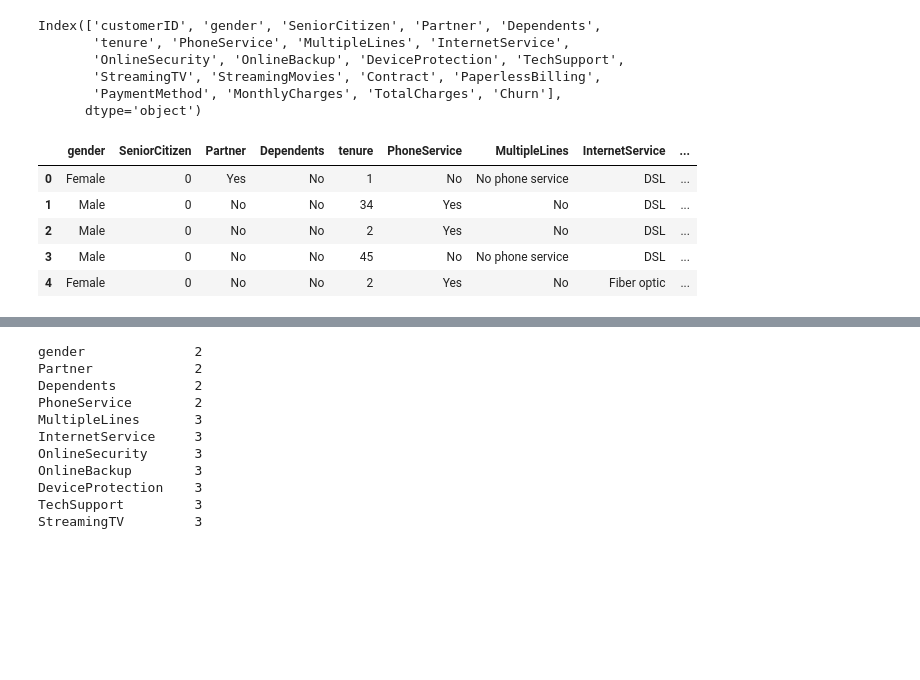
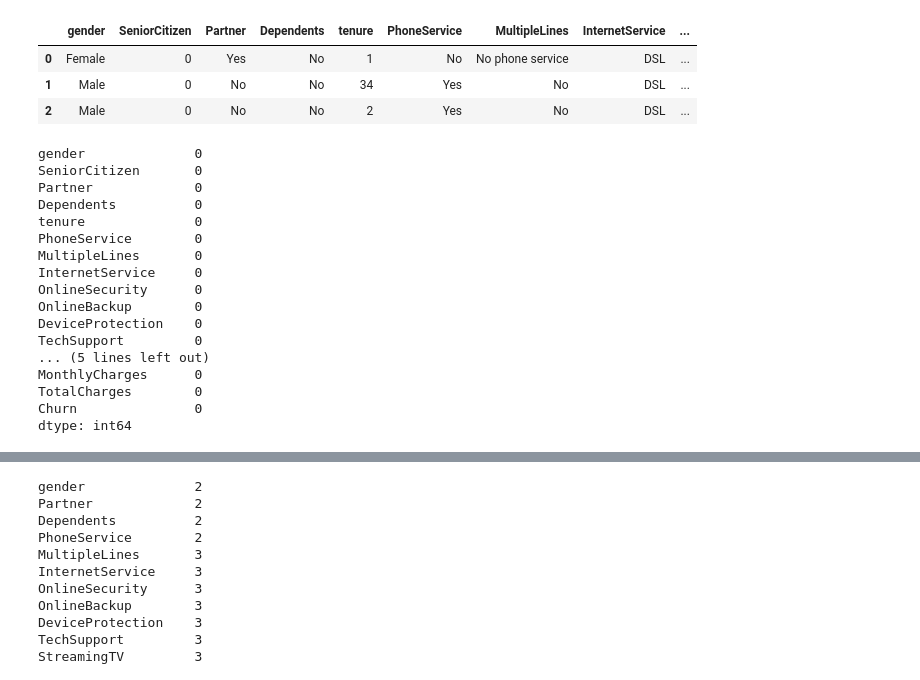
Before and after one commit to muhsinata/customer_churn_neural_networks, a Jupyter notebook: customer_churn_neural_networks.ipynb, the cells around one changed output, grey strips where cells are left out. Saved outputs shown, nothing was run; the diff lists cells and outputs as text; code cells hidden in the pictures; blank space fills up the shorter version.

```diff
--- a/customer_churn_neural_networks.ipynb
+++ b/customer_churn_neural_networks.ipynb
@@ -17,23 +15,33 @@ df.head()
-# %%
-# Display the columns of the dataframe
-df.columns
-# %% [output]
-Index(['customerID', 'gender', 'SeniorCitizen', 'Partner', 'Dependents',
-       'tenure', 'PhoneService', 'MultipleLines', 'InternetService',
-       'OnlineSecurity', 'OnlineBackup', 'DeviceProtection', 'TechSupport',
-       'StreamingTV', 'StreamingMovies', 'Contract', 'PaperlessBilling',
-       'PaymentMethod', 'MonthlyCharges', 'TotalCharges', 'Churn'],
-      dtype='object')
 # %%
 # Drop the customerID column
-df = df.drop(columns=['customerID'])
+df_col_id_drop = df.drop(columns=['customerID'])
 
 # Display the first few rows of the dataframe
-df.head()
+df_col_id_drop.head(3)
 # %% [output]
 |  | gender | SeniorCitizen | Partner | Dependents | tenure | PhoneService | MultipleLines | InternetService | ... |
 | 0 | Female | 0 | Yes | No | 1 | No | No phone service | DSL | ... |
 | 1 | Male | 0 | No | No | 34 | Yes | No | DSL | ... |
 | 2 | Male | 0 | No | No | 2 | Yes | No | DSL | ... |
-| 3 | Male | 0 | No | No | 45 | No | No phone service | DSL | ... |
-| 4 | Female | 0 | No | No | 2 | Yes | No | Fiber optic | ... |
+# %%
+# Check for missing values in each column
+missing_values = df_col_id_drop.isnull().sum()
+missing_values
+# %% [output]
+gender              0
+SeniorCitizen       0
+Partner             0
+Dependents          0
+tenure              0
+PhoneService        0
+MultipleLines       0
+InternetService     0
+OnlineSecurity      0
+OnlineBackup        0
+DeviceProtection    0
+TechSupport         0
+... (5 lines left out)
+MonthlyCharges      0
+TotalCharges        0
+Churn               0
+dtype: int64
```
Also changed, not shown: parts of 6 cells of this notebook.
